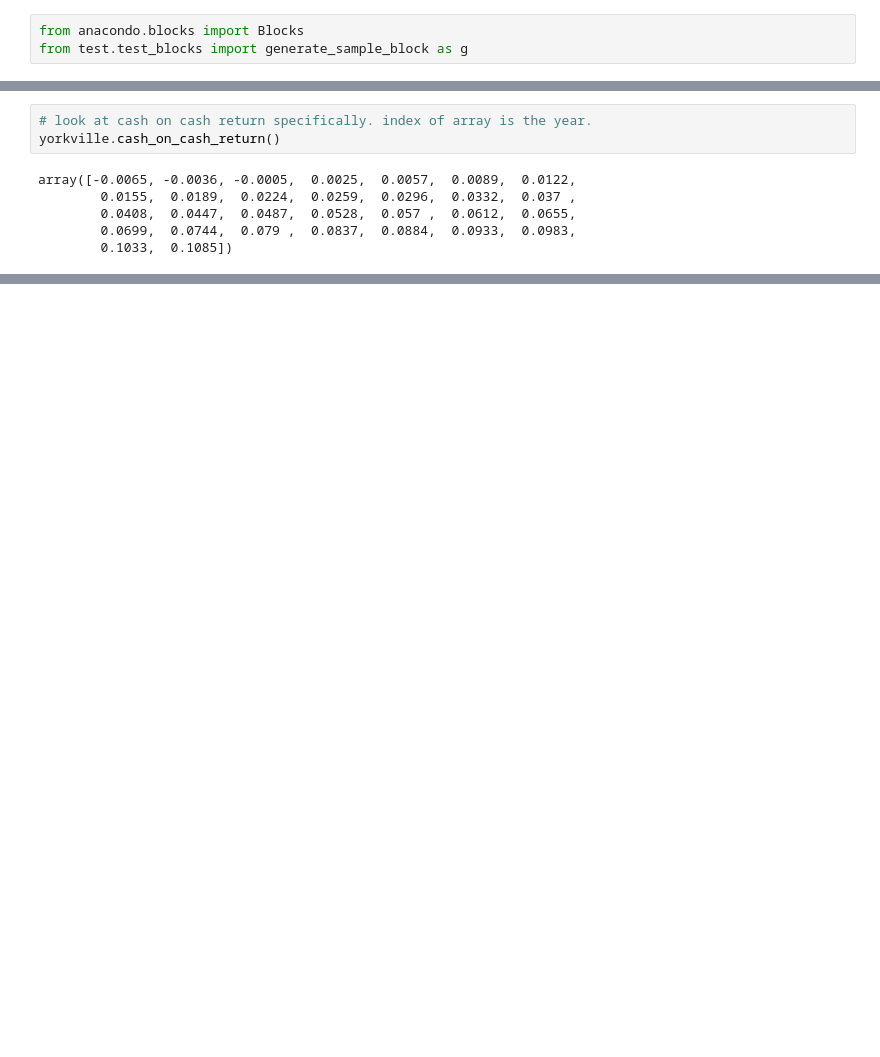
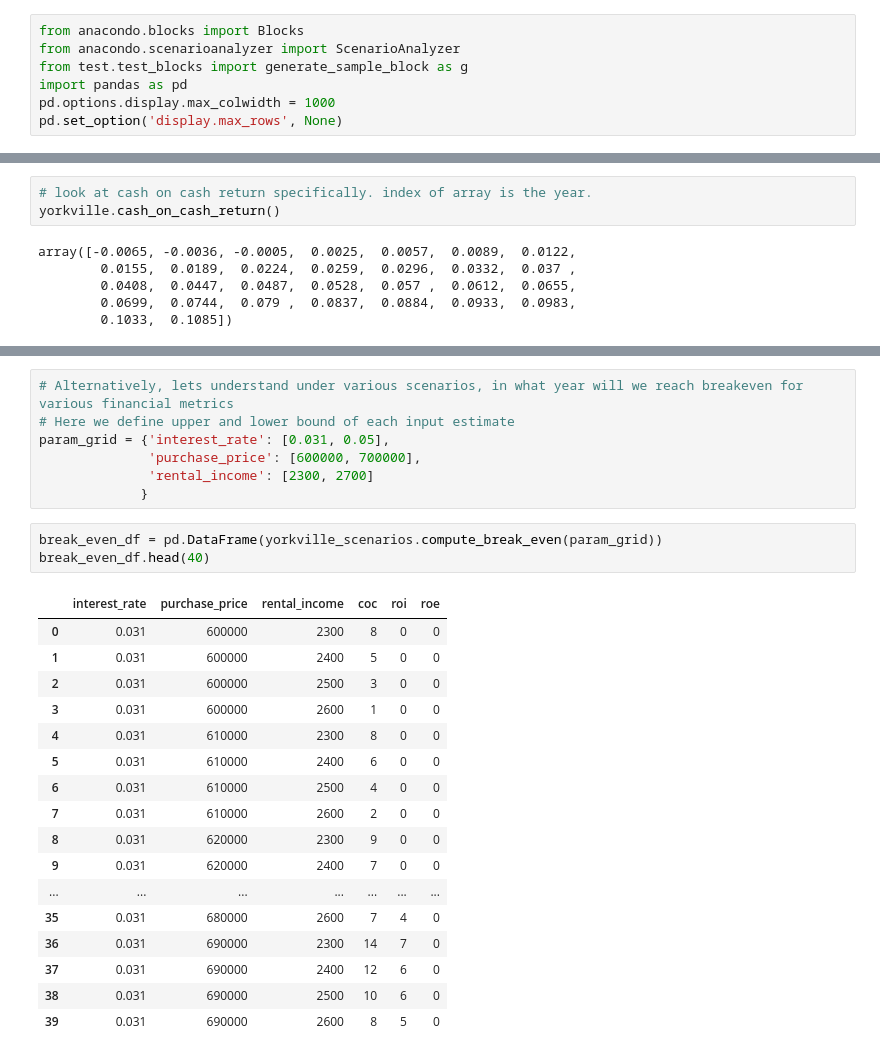
Before and after one commit to fongmanfong/anacondo, a Jupyter notebook: docs/getting_started.ipynb, the cells around one changed output, grey strips where cells are left out. Saved outputs shown, nothing was run; the diff lists cells and outputs as text; blank space fills up the shorter version.

```diff
--- a/docs/getting_started.ipynb
+++ b/docs/getting_started.ipynb
@@ -1,3 +1,7 @@
 # %%
 from anacondo.blocks import Blocks
+from anacondo.scenarioanalyzer import ScenarioAnalyzer
 from test.test_blocks import generate_sample_block as g
+import pandas as pd
+pd.options.display.max_colwidth = 1000
+pd.set_option('display.max_rows', None)
@@ -128,0 +147,28 @@ yorkville.simulate_break_even('roi', 'interest_rate')
+# %%
+# Alternatively, lets understand under various scenarios, in what year will we reach breakeven for various financial metrics
+# Here we define upper and lower bound of each input estimate
+param_grid = {'interest_rate': [0.031, 0.05],
+              'purchase_price': [600000, 700000],
+              'rental_income': [2300, 2700]
+             }
+# %%
+break_even_df = pd.DataFrame(yorkville_scenarios.compute_break_even(param_grid))
+break_even_df.head(40)
+# %% [output]
+|  | interest_rate | purchase_price | rental_income | coc | roi | roe |
+| 0 | 0.031 | 600000 | 2300 | 8 | 0 | 0 |
+| 1 | 0.031 | 600000 | 2400 | 5 | 0 | 0 |
+| 2 | 0.031 | 600000 | 2500 | 3 | 0 | 0 |
+| 3 | 0.031 | 600000 | 2600 | 1 | 0 | 0 |
+| 4 | 0.031 | 610000 | 2300 | 8 | 0 | 0 |
+| 5 | 0.031 | 610000 | 2400 | 6 | 0 | 0 |
+| 6 | 0.031 | 610000 | 2500 | 4 | 0 | 0 |
+| 7 | 0.031 | 610000 | 2600 | 2 | 0 | 0 |
+| 8 | 0.031 | 620000 | 2300 | 9 | 0 | 0 |
+| 9 | 0.031 | 620000 | 2400 | 7 | 0 | 0 |
+| ... | ... | ... | ... | ... | ... | ... |
+| 35 | 0.031 | 680000 | 2600 | 7 | 4 | 0 |
+| 36 | 0.031 | 690000 | 2300 | 14 | 7 | 0 |
+| 37 | 0.031 | 690000 | 2400 | 12 | 6 | 0 |
+| 38 | 0.031 | 690000 | 2500 | 10 | 6 | 0 |
+| 39 | 0.031 | 690000 | 2600 | 8 | 5 | 0 |
```
Also changed, not shown: parts of 17 cells of this notebook.
